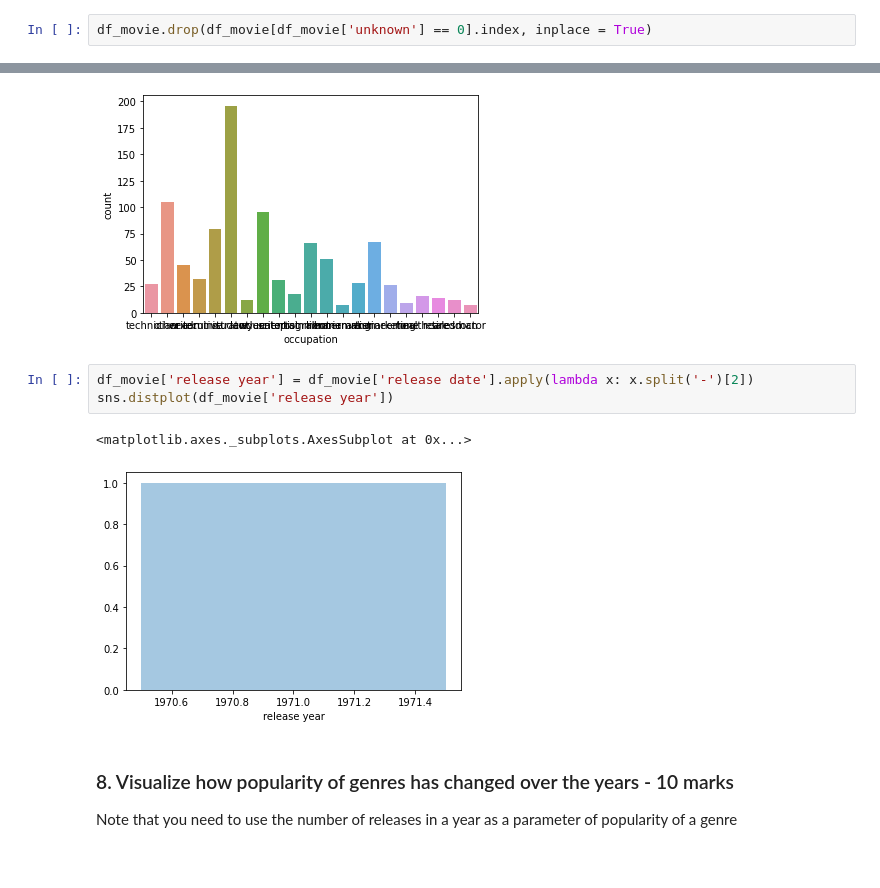
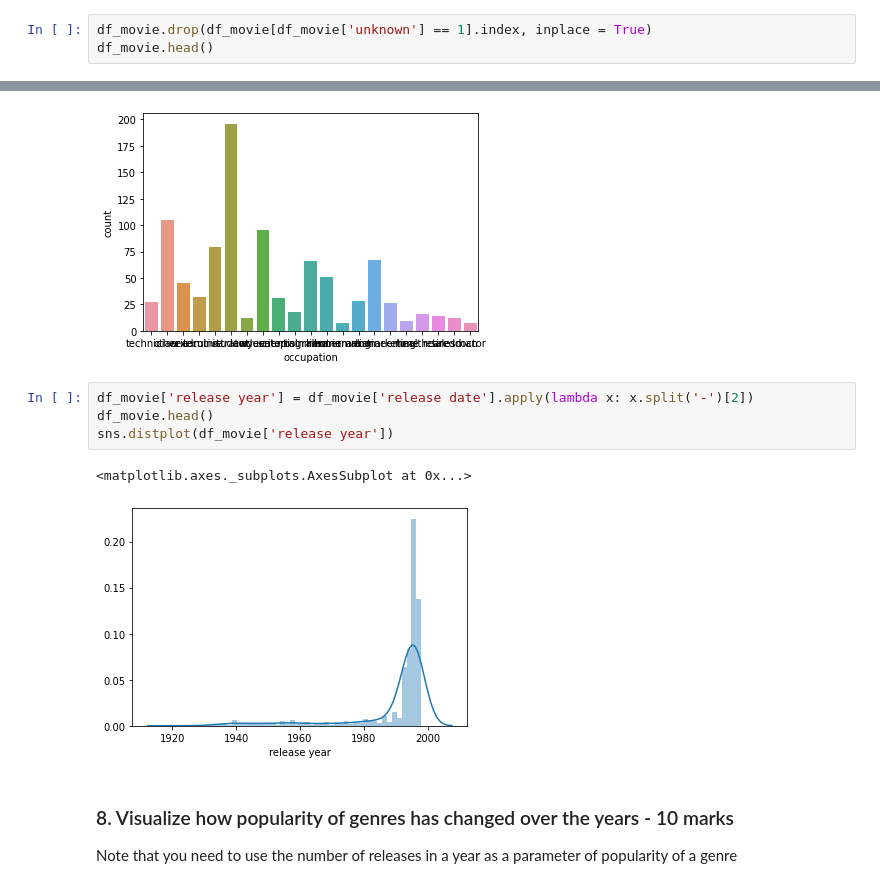
Before and after one commit to qthanglee/UAT, a Jupyter notebook: movielens/movie_lens.ipynb, the cells around one changed output, grey strips where cells are left out. Cells and saved outputs as stored; diff of their text form.

Commit message:
Movie lens analytics

```diff
--- a/movielens/movie_lens.ipynb
+++ b/movielens/movie_lens.ipynb
@@ -74,4 +93,5 @@ df_movies_temp = df_movie['movie title'].value_counts() > 1
 # %% [markdown]
 #### 6. Drop the movie where the genre is unknown - 2.5 marks
 # %%
-df_movie.drop(df_movie[df_movie['unknown'] == 0].index, inplace = True)
+df_movie.drop(df_movie[df_movie['unknown'] == 1].index, inplace = True)
+df_movie.head()
@@ -100,10 +128,11 @@ occupation_count = sns.countplot(x="occupation", data=df_user)
 [figure]
 # %%
 df_movie['release year'] = df_movie['release date'].apply(lambda x: x.split('-')[2])
+df_movie.head()
 sns.distplot(df_movie['release year'])
 # %% [output]
 <matplotlib.axes._subplots.AxesSubplot at 0x...>
-[figure, old version]
+[figure, new version]
 # %% [markdown]
 ### 8. Visualize how popularity of genres has changed over the years - 10 marks
 
```
Also changed, not shown: parts of 5 cells of this notebook.
